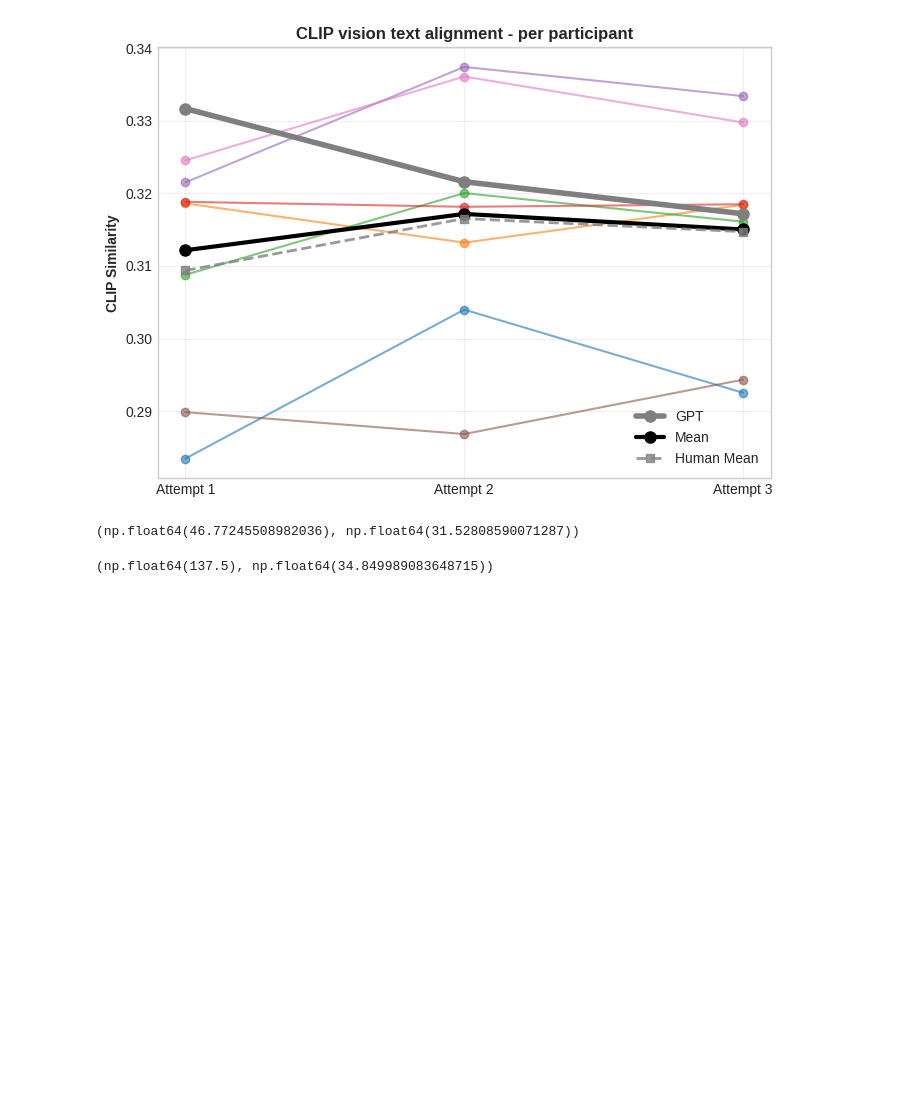
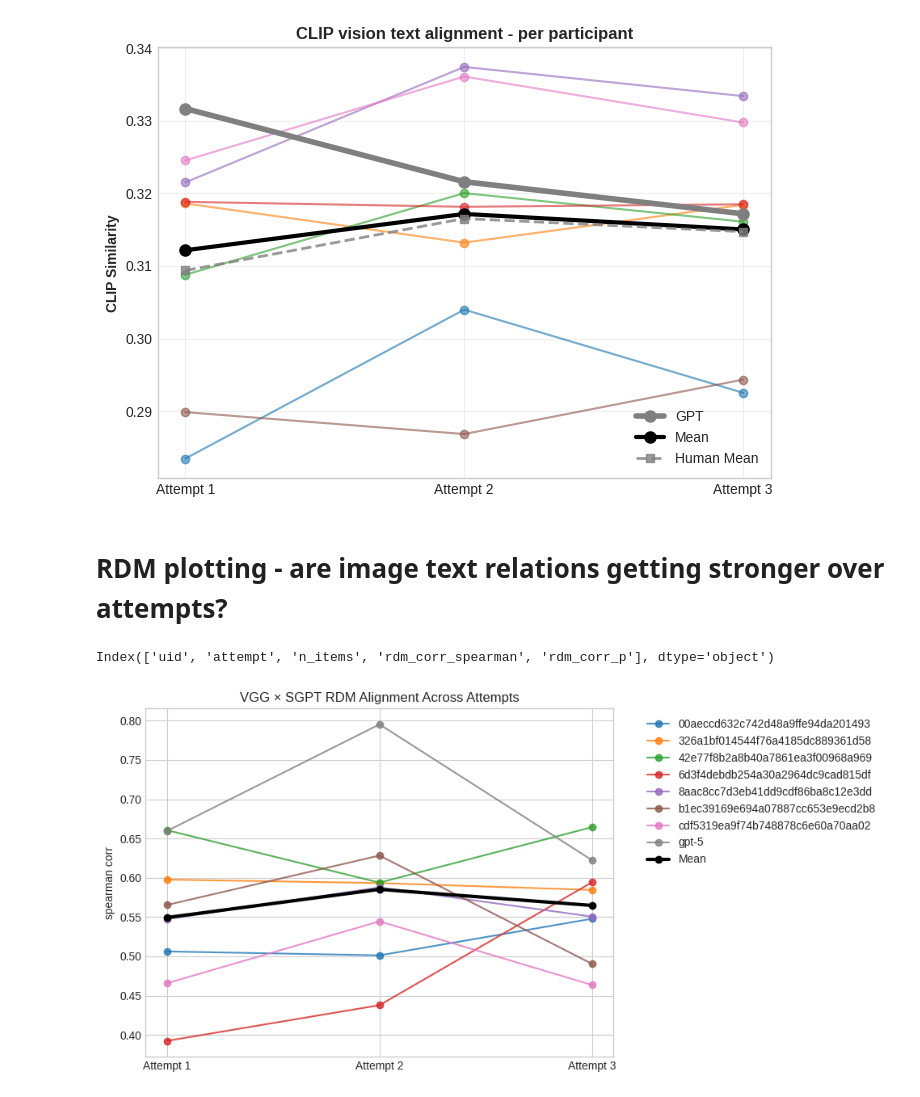
Before and after one commit to AnatKordon/Imagination_in_translation, a Jupyter notebook: analysis/plotting.ipynb, the cells around one changed output. Drawn from its saved outputs; the diff is of its cells as text; code cells hidden in the pictures; blank space fills up the shorter version.

```diff
--- a/analysis/plotting.ipynb
+++ b/analysis/plotting.ipynb
@@ -11,6 +11,9 @@ df = pd.read_csv("/mnt/hdd/anatkorol/Imagination_in_translation/Data/processed_d
 df = df[['uid', 'gt', 'session', 'attempt', 'prompt', 'gen', 'subjective_score','clip_cosine_distance', 'vgg_fc7_distance', 'prompt_word_len', 'token_num', 'clip_vis_text_similarity']].copy()
 df_ppt = df[df['uid'] != 'gpt-5'].copy()
 df_gpt = df[df['uid'] == 'gpt-5'].copy()
+
+#rdm results for analysis
+rdm_df = pd.read_csv("/mnt/hdd/anatkorol/Imagination_in_translation/Data/processed_data/08092025_pilot/rdm_alignment_results_spearman.csv")
 # %%
 df.columns
 # %% [output]
@@ -461,12 +484,41 @@ plt.tight_layout()
 plt.show()
 # %% [output]
 [figure]
-# %%
-df_new_ppt['token_num'].mean(), df_new_ppt['token_num'].std()
-# %% [output]
-(np.float64(46.77245508982036), np.float64(31.52808590071287))
-# %%
-df_new_gpt = df_new[df_new['uid'] == 'gpt-5'].copy()
-df_new_gpt['token_num'].mean(), df_new_gpt['token_num'].std()
-# %% [output]
-(np.float64(137.5), np.float64(34.849989083648715))
+# %% [markdown]
+# RDM plotting - are image text relations getting stronger over attempts?
+# %%
+rdm_df.columns
+# %% [output]
+Index(['uid', 'attempt', 'n_items', 'rdm_corr_spearman', 'rdm_corr_p'], dtype='object')
+# %%
+# Set style for academic presentation
+plt.style.use('seaborn-v0_8-whitegrid')
+sns.set_palette("husl")
+
+df_mean = rdm_df.groupby(["uid", "attempt"])["rdm_corr_spearman"].mean().reset_index()
+# Pivot to wide form
+wide = df_mean.pivot(index="uid", columns="attempt", values="rdm_corr_spearman")
+
+plt.figure(figsize=(10,5))
+
+# Pick a nice color palette (enough colors for all participants)
+palette = sns.color_palette("tab10", n_colors=len(wide))
+
+# Individual participant lines with unique colors
+for (uid, row), color in zip(wide.iterrows(), palette):
+    plt.plot([1,2,3], [row[1], row[2], row[3]],
+             marker="o", lw=1.5, alpha=0.8, color=color, label=uid)
+
+# Group mean in black
+mean_vals = wide.mean()
+plt.plot([1,2,3], mean_vals, marker="o", color="black", linewidth=3, label="Mean")
+
+# Formatting
+plt.xticks([1,2,3], ["Attempt 1", "Attempt 2", "Attempt 3"])
+plt.ylabel("spearman corr")
+plt.title("VGG × SGPT RDM Alignment Across Attempts")
+plt.legend(bbox_to_anchor=(1.05,1), loc="upper left")
+plt.tight_layout()
+plt.show()
+# %% [output]
+[figure, added]
```
Also changed, not shown: parts of 2 cells of this notebook, 2 other files.
